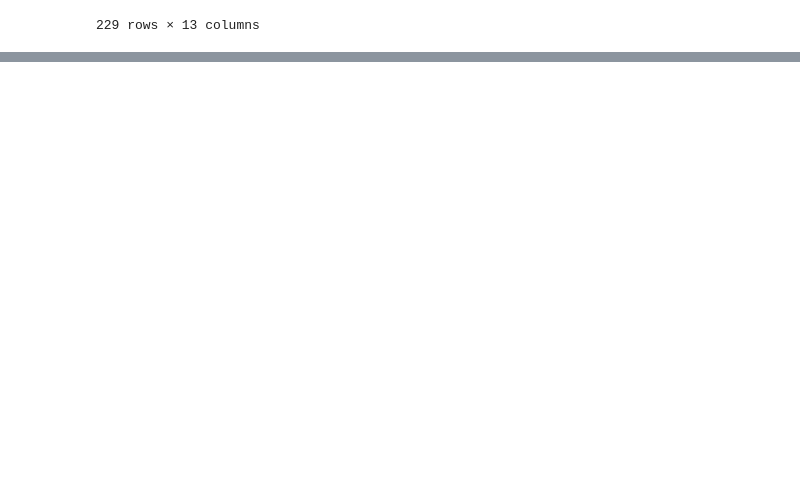
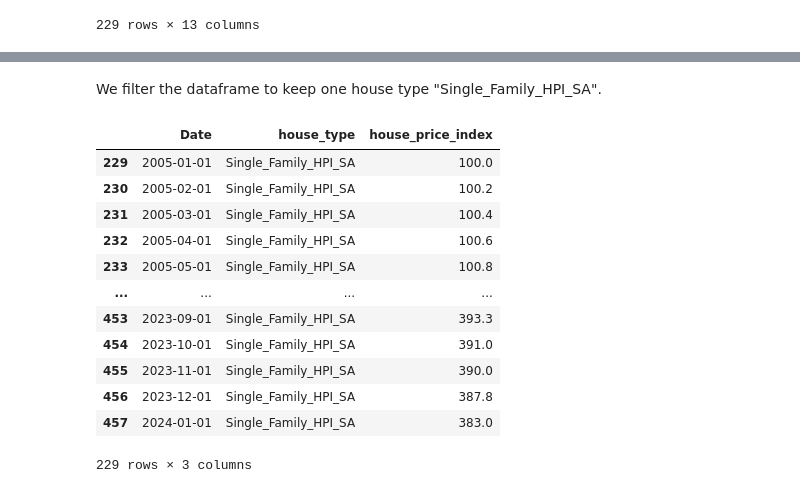
Before and after one commit to KaiyueW/housing-data, a Jupyter notebook: group proposal.ipynb, the cells around one changed output, grey strips where cells are left out. Saved outputs shown, nothing was run; the diff lists cells and outputs as text; code cells hidden in the pictures; blank space fills up the shorter version.

```diff
--- a/group proposal.ipynb
+++ b/group proposal.ipynb
@@ -19,0 +37,5 @@ data
+# %%
+data = data.melt(id_vars = ["Date"],
+                 var_name = "house_type",
+                 value_name = "house_price_index")
+data
@@ -19,0 +56,19 @@ data
+# %% [markdown]
+We filter the dataframe to keep one house type "Single_Family_HPI_SA".
+# %%
+data = data[data["house_type"] == "Single_Family_HPI_SA"]
+data
+# %% [output]
+|  | Date | house_type | house_price_index |
+| 229 | 2005-01-01 | Single_Family_HPI_SA | 100.0 |
+| 230 | 2005-02-01 | Single_Family_HPI_SA | 100.2 |
+| 231 | 2005-03-01 | Single_Family_HPI_SA | 100.4 |
+| 232 | 2005-04-01 | Single_Family_HPI_SA | 100.6 |
+| 233 | 2005-05-01 | Single_Family_HPI_SA | 100.8 |
+| ... | ... | ... | ... |
+| 453 | 2023-09-01 | Single_Family_HPI_SA | 393.3 |
+| 454 | 2023-10-01 | Single_Family_HPI_SA | 391.0 |
+| 455 | 2023-11-01 | Single_Family_HPI_SA | 390.0 |
+| 456 | 2023-12-01 | Single_Family_HPI_SA | 387.8 |
+| 457 | 2024-01-01 | Single_Family_HPI_SA | 383.0 |
+229 rows × 3 columns
```
Also changed, not shown: parts of 21 cells of this notebook.
